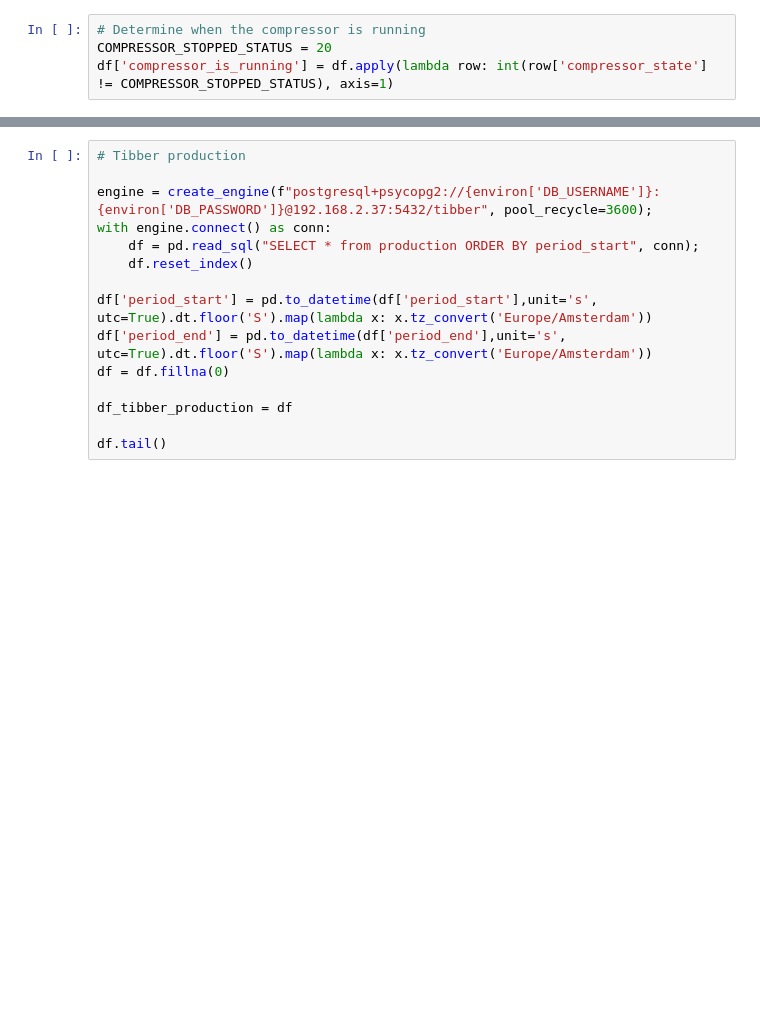
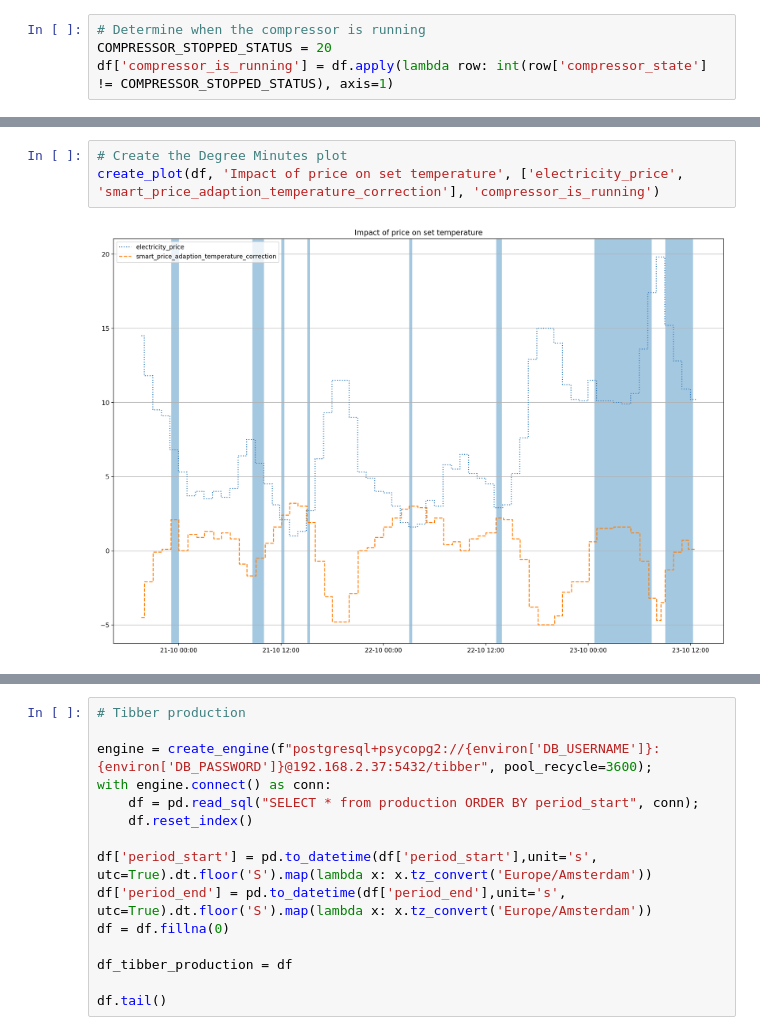
Before and after one commit to bas-vonk/enlighted, a Jupyter notebook: analytics.ipynb, the cells around one changed output, grey strips where cells are left out. Cells and saved outputs as stored; diff of their text form; blank space fills up the shorter version.

```diff
--- a/analytics.ipynb
+++ b/analytics.ipynb
@@ -231,3 +232,8 @@ create_plot(df, 'Degree Minutes during compressor activity.', ['degree_minutes',
+# %%
+# Create the Degree Minutes plot
+create_plot(df, 'Impact of price on set temperature', ['electricity_price', 'smart_price_adaption_temperature_correction'], 'compressor_is_running')
+# %% [output]
+[figure, added]
 # %%
 # Enphase Envoy
 
```
Also changed, not shown: parts of 7 cells of this notebook, 1 other file.
